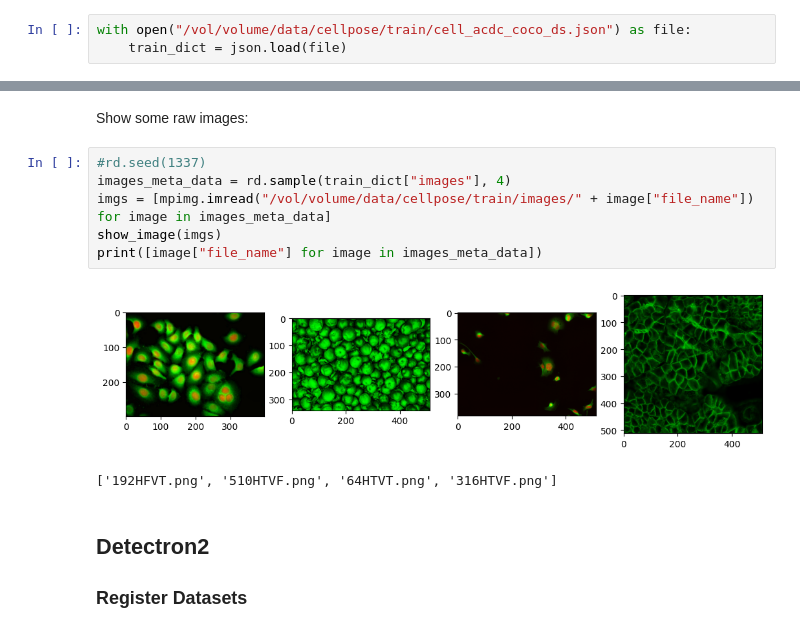
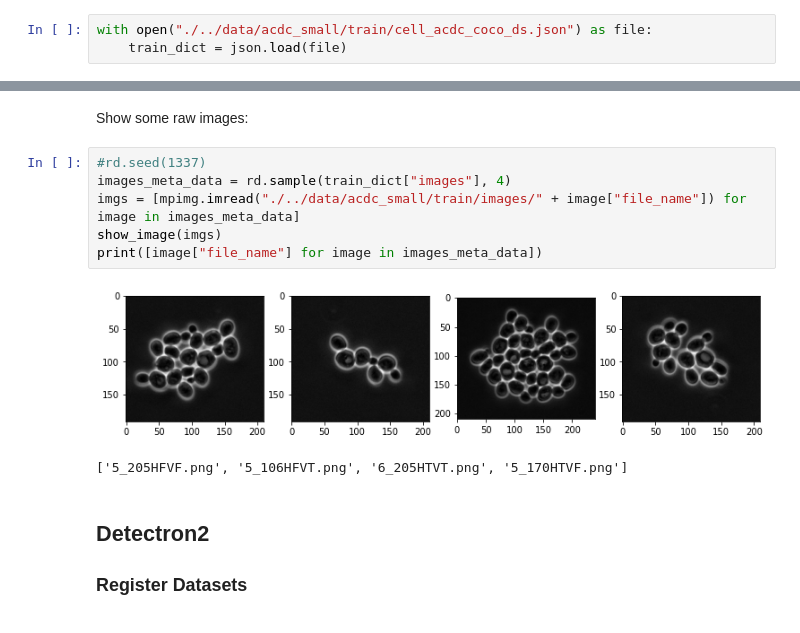
Before and after one commit to SchmollerLab/activeInstanceSegment, a Jupyter notebook: jupyter_notebooks/degugging_pipeline.ipynb, the cells around one changed output, grey strips where cells are left out. Saved outputs shown, nothing was run; the diff lists cells and outputs as text.

```diff
--- a/jupyter_notebooks/degugging_pipeline.ipynb
+++ b/jupyter_notebooks/degugging_pipeline.ipynb
@@ -38,7 +38,7 @@ from src.predict import predict_image_in_acdc
 
 check coco json file:
 # %%
-with open("/vol/volume/data/cellpose/train/cell_acdc_coco_ds.json") as file:
+with open("./../data/acdc_small/train/cell_acdc_coco_ds.json") as file:
     train_dict = json.load(file)
 # %%
 print(list(train_dict.keys()),"\n")
@@ -63,12 +63,12 @@ Show some raw images:
 # %%
 #rd.seed(1337)
 images_meta_data = rd.sample(train_dict["images"], 4)
-imgs = [mpimg.imread("/vol/volume/data/cellpose/train/images/" + image["file_name"]) for image in images_meta_data]
+imgs = [mpimg.imread("./../data/acdc_small/train/images/" + image["file_name"]) for image in images_meta_data]
 show_image(imgs)
 print([image["file_name"] for image in images_meta_data])
 # %% [output]
-[figure, old version]
+[figure, new version]
-['192HFVT.png', '510HTVF.png', '64HTVT.png', '316HTVF.png']
+['5_205HFVF.png', '5_106HFVT.png', '6_205HTVT.png', '5_170HTVF.png']
 # %% [markdown]
 ## Detectron2
 
```
Also changed, not shown: parts of 3 cells of this notebook, 11 other files.
